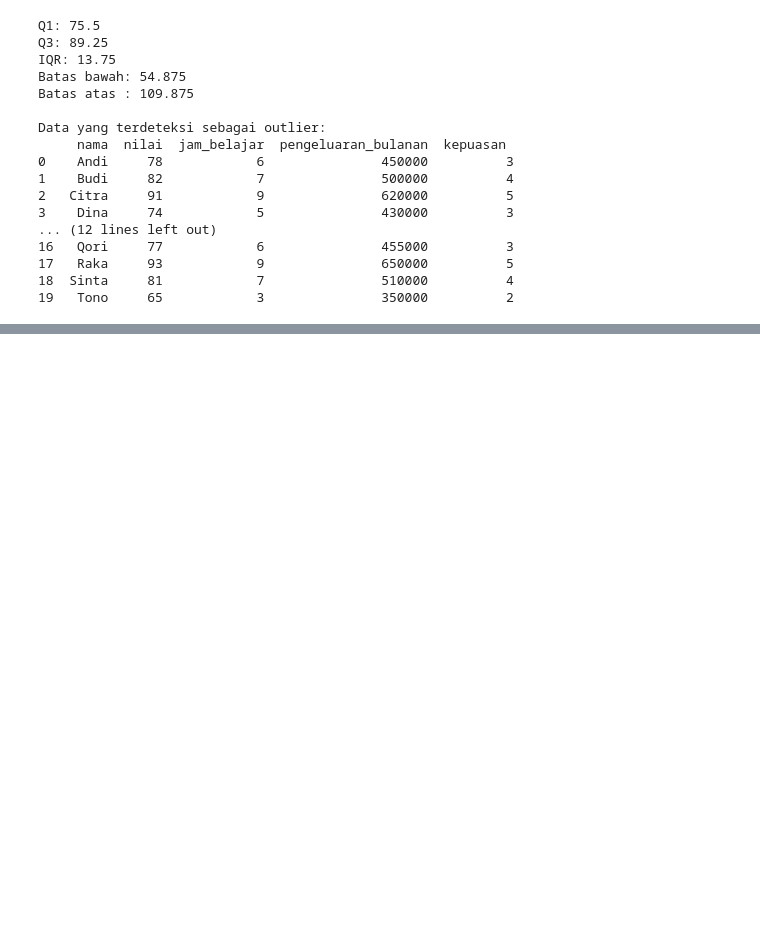
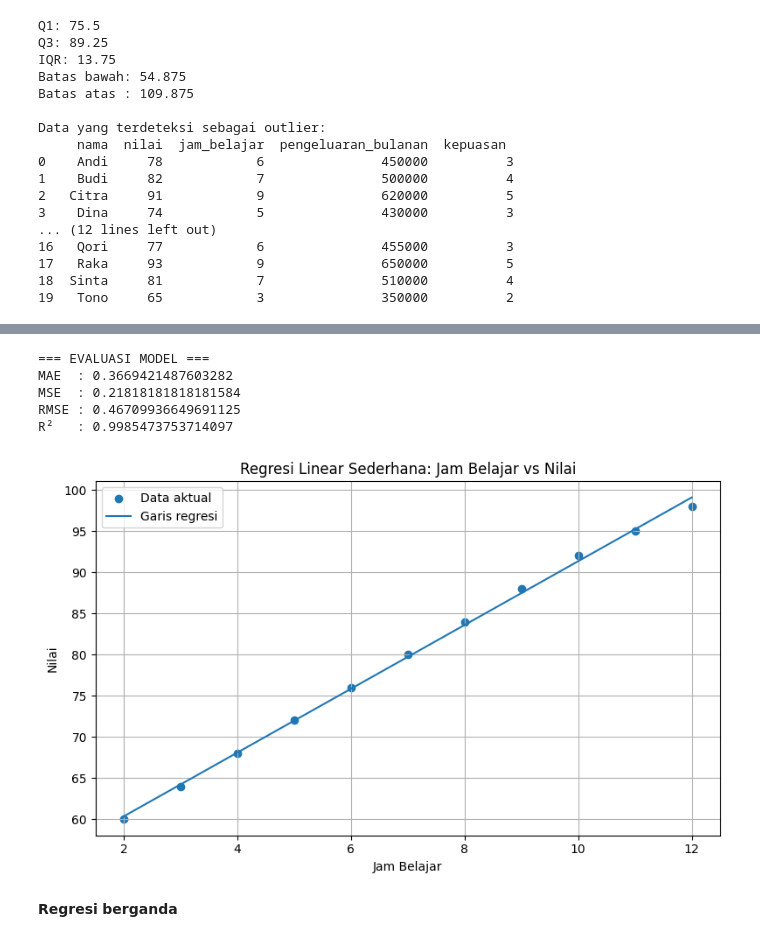
Before and after one commit to yandri918/belajar_machine_learning_buku_ONNO-W-Purba, a Jupyter notebook: 26Maret.ipynb, the cells around one changed output, grey strips where cells are left out. Saved outputs shown, nothing was run; the diff lists cells and outputs as text; code cells hidden in the pictures; blank space fills up the shorter version.

```diff
--- a/26Maret.ipynb
+++ b/26Maret.ipynb
@@ -170,0 +253,10 @@ import seaborn as sns
+# %%
+# 2. Pisahkan fitur dan target
+X = df[["jam_belajar"]]
+y = df["nilai "]
+# %%
+# 3. Buat model
+model = LinearRegression()
+# %%
+# 4. Latih model
+model.fit(X, y)
@@ -170,0 +265,3 @@ import seaborn as sns
+# %%
+# 5. Prediksi
+y_pred = model.predict(X)
@@ -170,0 +307,28 @@ import seaborn as sns
+# %%
+print("\n=== EVALUASI MODEL ===")
+print("MAE  :", mae)
+print("MSE  :", mse)
+print("RMSE :", rmse)
+print("R²   :", r2)
+# %% [output]
+=== EVALUASI MODEL ===
+MAE  : 0.3669421487603282
+MSE  : 0.21818181818181584
+RMSE : 0.46709936649691125
+R²   : 0.9985473753714097
+# %%
+# 9. Visualisasi garis regresi
+plt.figure(figsize=(8, 5))
+plt.scatter(X, y, label="Data aktual")
+plt.plot(X, y_pred, label="Garis regresi")
+plt.title("Regresi Linear Sederhana: Jam Belajar vs Nilai")
+plt.xlabel("Jam Belajar")
+plt.ylabel("Nilai")
+plt.legend()
+plt.grid(True)
+plt.tight_layout()
+plt.show()
+# %% [output]
+[figure, added]
+# %% [markdown]
+**Regresi** **berganda**
```
Also changed, not shown: parts of 58 cells of this notebook.
